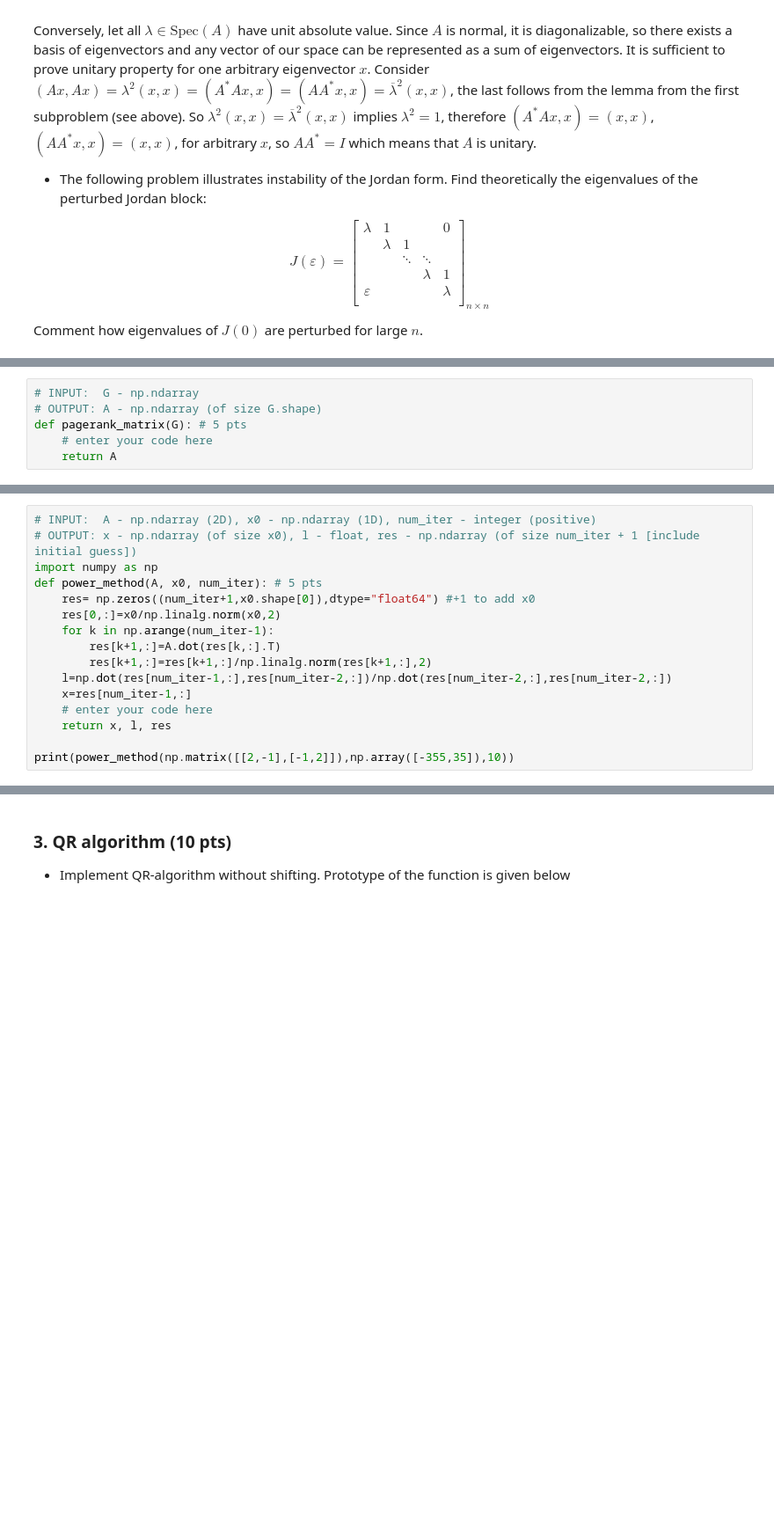
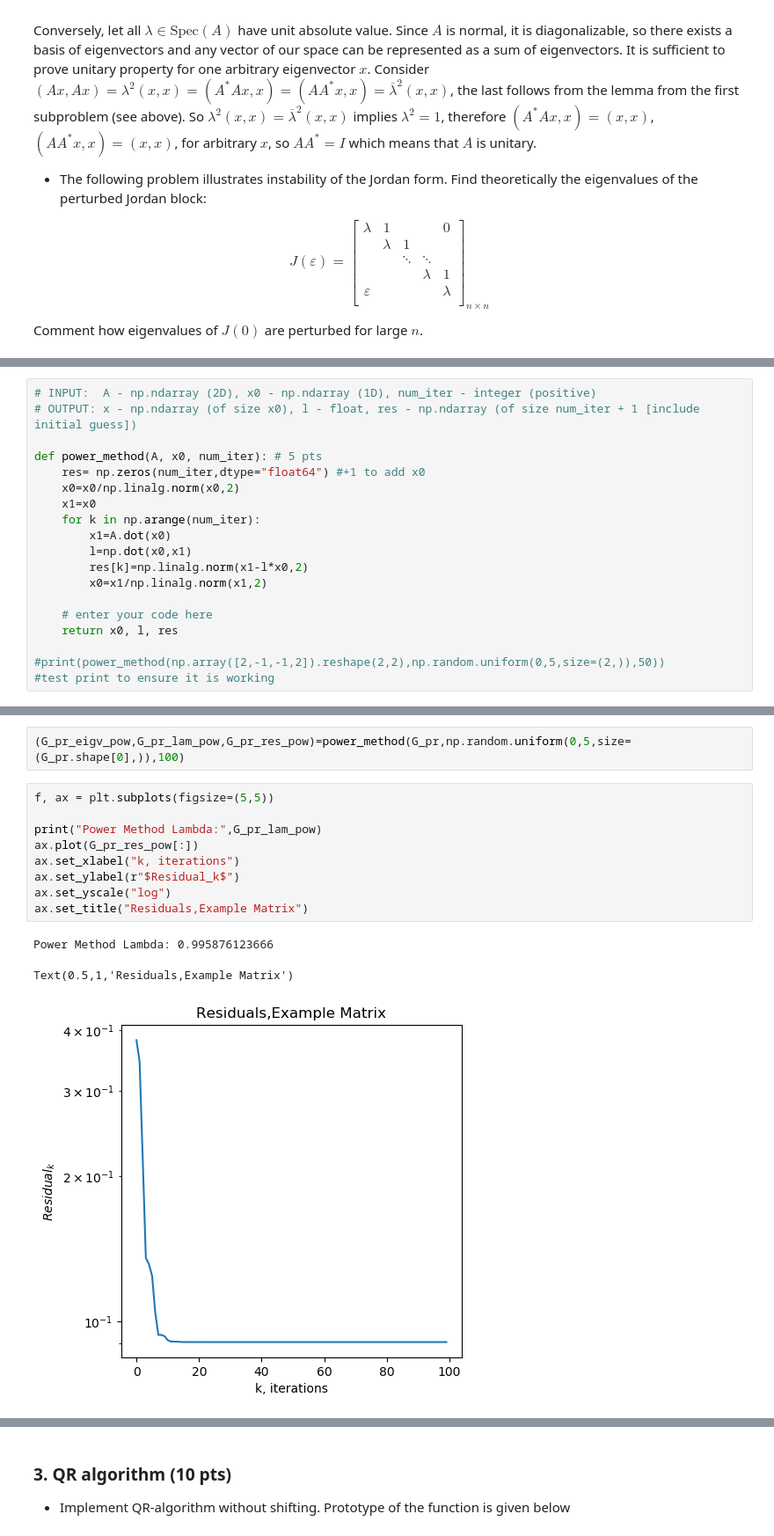
Before and after one commit to XuMuK1/NLA_HW, a Jupyter notebook: Pset2/pset2.ipynb, the cells around one changed output, grey strips where cells are left out. Shown at 88% size. Saved outputs shown, nothing was run; the diff lists cells and outputs as text; blank space fills up the shorter version.

````diff
--- a/Pset2/pset2.ipynb
+++ b/Pset2/pset2.ipynb
@@ -590,9 +731,3 @@ Usually, graphs that arise in various areas are sparse (social, web, road networ
 
 
 * Implement fast matrix-vector product for $A_d$ as a function ```pagerank_matvec(A, d, x)```, which takes a PageRank matrix $A$ (in sparse format, e.g., ```csr_matrix```), damping factor $d$ and a vector $x$ as an input and returns $A_dx$ as an output. Generate a random adjacency matrix of size $10000 \times 10000$ with only 100 non-zero elements and compare ```pagerank_matvec``` performance with direct evaluation of $A_dx$.
-# %%
-# INPUT:  G - np.ndarray
-# OUTPUT: A - np.ndarray (of size G.shape)
-def pagerank_matrix(G): # 5 pts
-    # enter your code here
-    return A
@@ -599,16 +771,19 @@ def pagerank_matrix(G): # 5 pts
 # %%
 # INPUT:  A - np.ndarray (2D), x0 - np.ndarray (1D), num_iter - integer (positive)
 # OUTPUT: x - np.ndarray (of size x0), l - float, res - np.ndarray (of size num_iter + 1 [include initial guess])
-import numpy as np
+
 def power_method(A, x0, num_iter): # 5 pts
-    res= np.zeros((num_iter+1,x0.shape[0]),dtype="float64") #+1 to add x0
-    res[0,:]=x0/np.linalg.norm(x0,2)
-    for k in np.arange(num_iter-1):
-        res[k+1,:]=A.dot(res[k,:].T)
-        res[k+1,:]=res[k+1,:]/np.linalg.norm(res[k+1,:],2)
-    l=np.dot(res[num_iter-1,:],res[num_iter-2,:])/np.dot(res[num_iter-2,:],res[num_iter-2,:])
-    x=res[num_iter-1,:]
+    res= np.zeros(num_iter,dtype="float64") #+1 to add x0
+    x0=x0/np.linalg.norm(x0,2)
+    x1=x0
+    for k in np.arange(num_iter):
+        x1=A.dot(x0)
+        l=np.dot(x0,x1)
+        res[k]=np.linalg.norm(x1-l*x0,2)
+        x0=x1/np.linalg.norm(x1,2)
+
     # enter your code here
-    return x, l, res
+    return x0, l, res
 
-print(power_method(np.matrix([[2,-1],[-1,2]]),np.array([-355,35]),10))
+#print(power_method(np.array([2,-1,-1,2]).reshape(2,2),np.random.uniform(0,5,size=(2,)),50))
+#test print to ensure it is working
@@ -626,0 +792,15 @@ print(power_method(np.matrix([[2,-1],[-1,2]]),np.array([-355,35]),10))
+# %%
+(G_pr_eigv_pow,G_pr_lam_pow,G_pr_res_pow)=power_method(G_pr,np.random.uniform(0,5,size=(G_pr.shape[0],)),100)
+# %%
+f, ax = plt.subplots(figsize=(5,5))
+
+print("Power Method Lambda:",G_pr_lam_pow)
+ax.plot(G_pr_res_pow[:])
+ax.set_xlabel("k, iterations")
+ax.set_ylabel(r"$Residual_k$")
+ax.set_yscale("log")
+ax.set_title("Residuals,Example Matrix")
+# %% [output]
+Power Method Lambda: 0.995876123666
+Text(0.5,1,'Residuals,Example Matrix')
+[figure, added]
````
Also changed, not shown: parts of 69 cells of this notebook.
